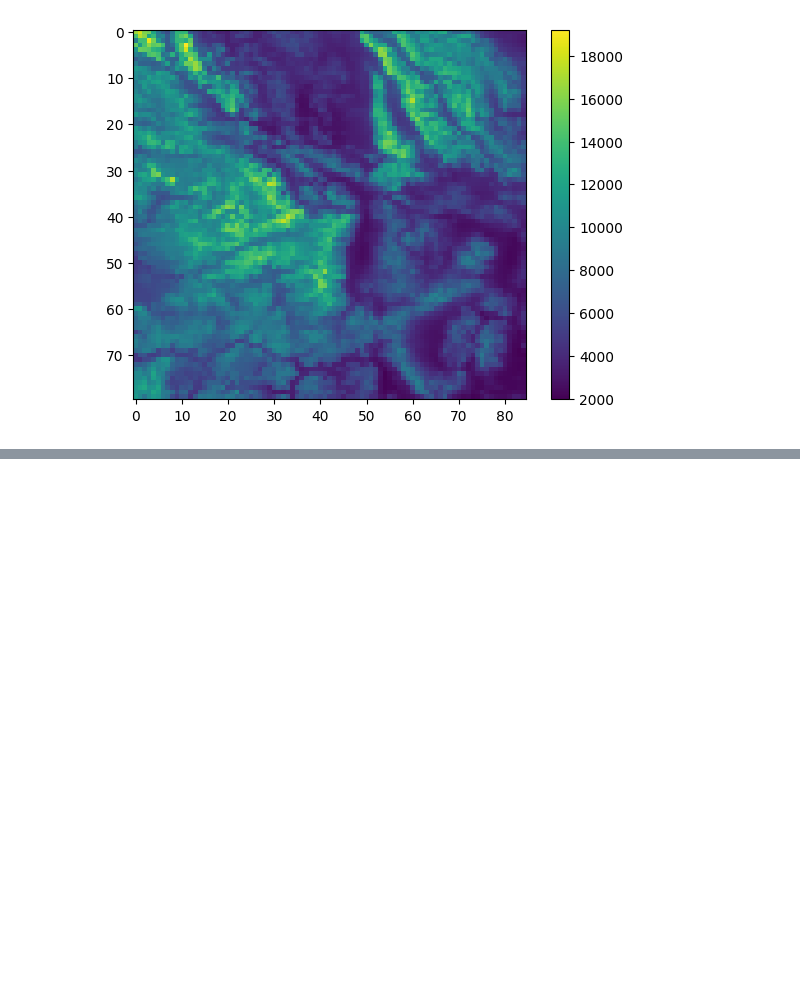
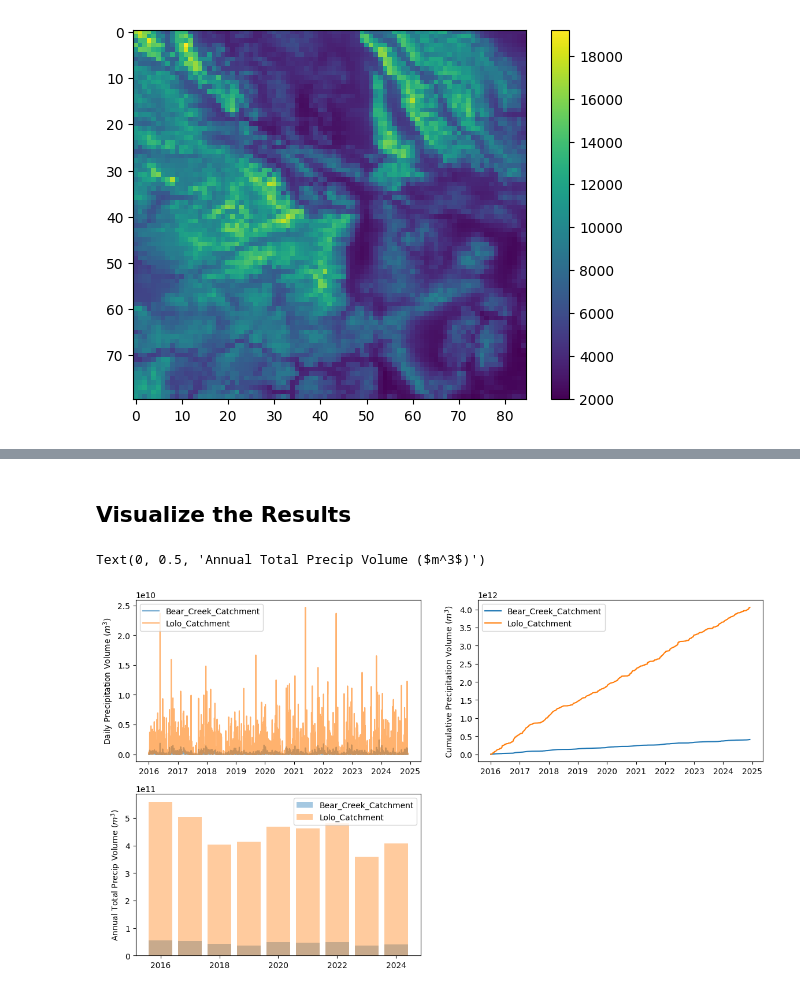
Before and after one commit to MTDNRC-WRD/GRIDtools, a Jupyter notebook: Examples/area_weighted_precip_test.ipynb, the cells around one changed output, grey strips where cells are left out. Saved outputs shown, nothing was run; the diff lists cells and outputs as text; code cells hidden in the pictures; blank space fills up the shorter version.

```diff
--- a/Examples/area_weighted_precip_test.ipynb
+++ b/Examples/area_weighted_precip_test.ipynb
@@ -119,24 +66,0 @@ r_proj
-# %%
-geom_id_col = 'name'
-in_geom = r_proj
-intersection_geoms = []
-in_shape_id = []
-grid_cell_id = []
-for i, g1 in enumerate(in_geom.geometry.values):
-    for j, g2 in enumerate(grd_proj.geometry.values):
-        if g1.intersects(g2):
-            igeom = g1.intersection(g2)
-            intersection_geoms.append(igeom)
-            if geom_id_col is None:
-                in_shape_id.append(i)
-            elif geom_id_col in in_geom.columns.to_list():
-                in_shape_id.append(in_geom[geom_id_col].iloc[i])
-            else:
-                raise ValueError("Argument for geom_id_col not found in input geometry columns.")
-            grid_cell_id.append(j)
-
-s_areas = gpd.GeoDataFrame(
-    geometry=intersection_geoms,
-    crs=5071,
-    index=grid_cell_id
-)
@@ -281,0 +69,2 @@ cats.loc[3].geometry
+# %%
+vol = gt.grid_area_weighted_volume(prcp.precipitation_amount, result, geom_id_col='name')
@@ -281,0 +88,23 @@ cats.loc[3].geometry
+# %% [markdown]
+## Visualize the Results
+# %%
+fig = plt.figure(figsize=(14,8))
+ax = fig.add_subplot(221)
+ax2 = fig.add_subplot(222)
+ax3 = fig.add_subplot(223)
+for i in vol.location.values:
+    ax.plot_date(vol.time.values, vol.precip_volume.sel(location=i).values, marker=None, ls='solid', label=i, alpha=0.6)
+ax.legend()
+ax.set_ylabel('Daily Precipitation Volume ($m^3$)')
+for i in vol.location.values:
+    ax2.plot_date(vol.time.values, vol.precip_volume.sel(location=i).cumsum().values, marker=None, ls='solid', label=i)
+ax2.legend()
+ax2.set_ylabel('Cumulative Precipitation Volume ($m^3$)')
+yr_resamp = vol.resample(time='YE').sum()
+for i in vol.location.values:
+    ax3.bar(yr_resamp.time.dt.year.values, yr_resamp.precip_volume.sel(location=i).values, label=i, alpha=0.4)
+ax3.legend()
+ax3.set_ylabel('Annual Total Precip Volume ($m^3$)')
+# %% [output]
+Text(0, 0.5, 'Annual Total Precip Volume ($m^3$)')
+[figure, added]
```
Also changed, not shown: parts of 41 cells of this notebook, 1 other file.
